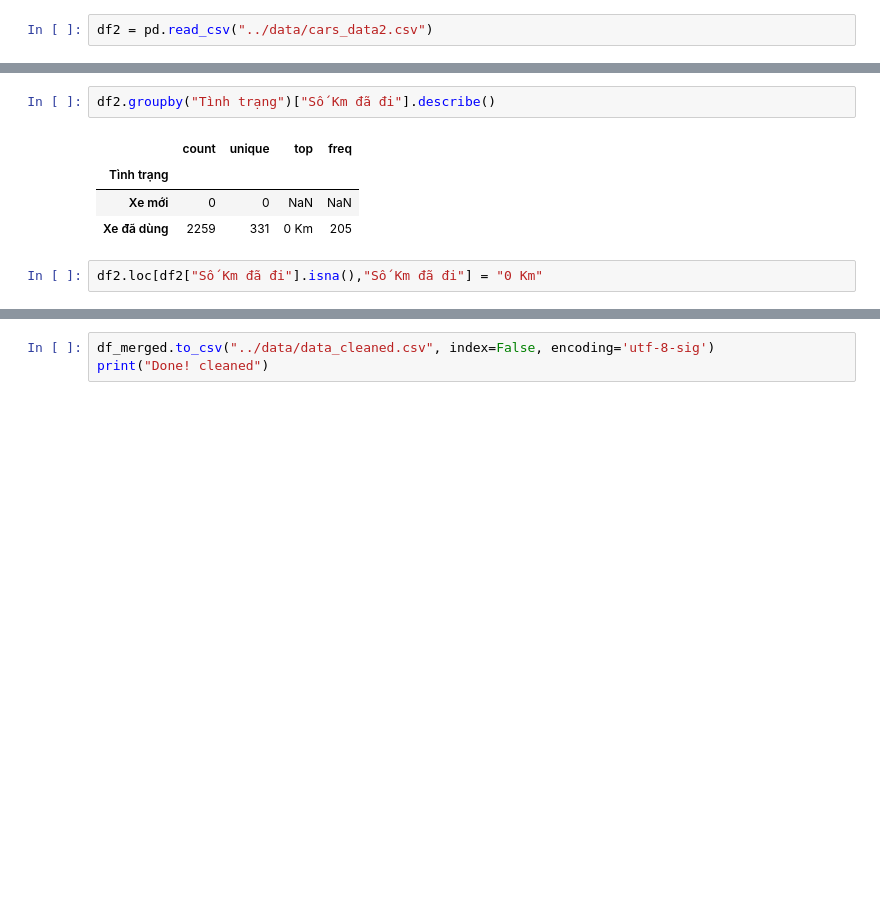
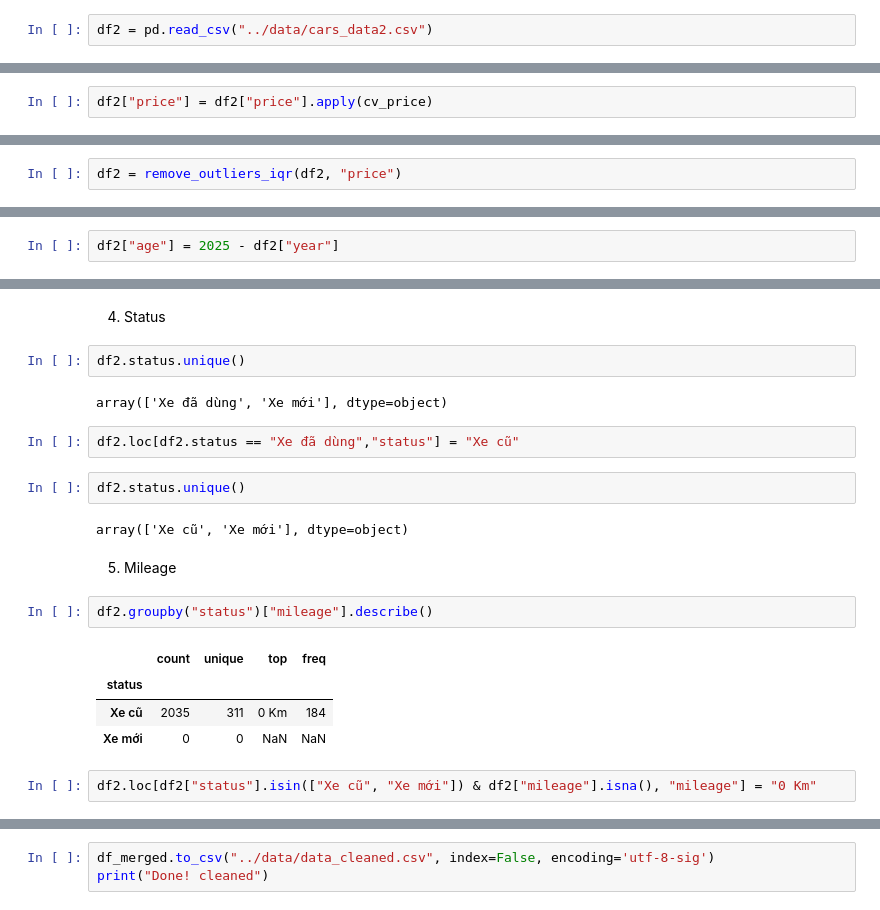
Before and after one commit to nmkhan9/car_price_predict, a Jupyter notebook: notebooks/clean_data.ipynb, the cells around one changed output, grey strips where cells are left out. Drawn from its saved outputs; the diff is of its cells as text; blank space fills up the shorter version.

```diff
--- a/notebooks/clean_data.ipynb
+++ b/notebooks/clean_data.ipynb
@@ -537,0 +426,2 @@ Name: Số Km đã đi, dtype: object
+# %%
+df2["price"] = df2["price"].apply(cv_price)
@@ -537,0 +437,2 @@ Name: Số Km đã đi, dtype: object
+# %%
+df2 = remove_outliers_iqr(df2, "price")
@@ -537,0 +445,2 @@ Name: Số Km đã đi, dtype: object
+# %%
+df2["age"] = 2025 - df2["year"]
@@ -538,12 +456,26 @@ Name: Số Km đã đi, dtype: object
+# %% [markdown]
+4. Status
+# %%
+df2.status.unique()
+# %% [output]
+array(['Xe đã dùng', 'Xe mới'], dtype=object)
+# %%
+df2.loc[df2.status == "Xe đã dùng","status"] = "Xe cũ"
+# %%
+df2.status.unique()
+# %% [output]
+array(['Xe cũ', 'Xe mới'], dtype=object)
+# %% [markdown]
+5. Mileage
 # %%
-df2.groupby("Tình trạng")["Số Km đã đi"].describe()
+df2.groupby("status")["mileage"].describe()
 # %% [output]
 |  | count | unique | top | freq |
-| Tình trạng |  |  |  |  |
+| status |  |  |  |  |
+| Xe cũ | 2035 | 311 | 0 Km | 184 |
 | Xe mới | 0 | 0 | NaN | NaN |
-| Xe đã dùng | 2259 | 331 | 0 Km | 205 |
 # %%
-df2.loc[df2["Số Km đã đi"].isna(),"Số Km đã đi"] = "0 Km"
+df2.loc[df2["status"].isin(["Xe cũ", "Xe mới"]) & df2["mileage"].isna(), "mileage"] = "0 Km"
 # %%
 df2.head()
 # %% [output]
```
Also changed, not shown: parts of 101 cells of this notebook, 1 other file.
